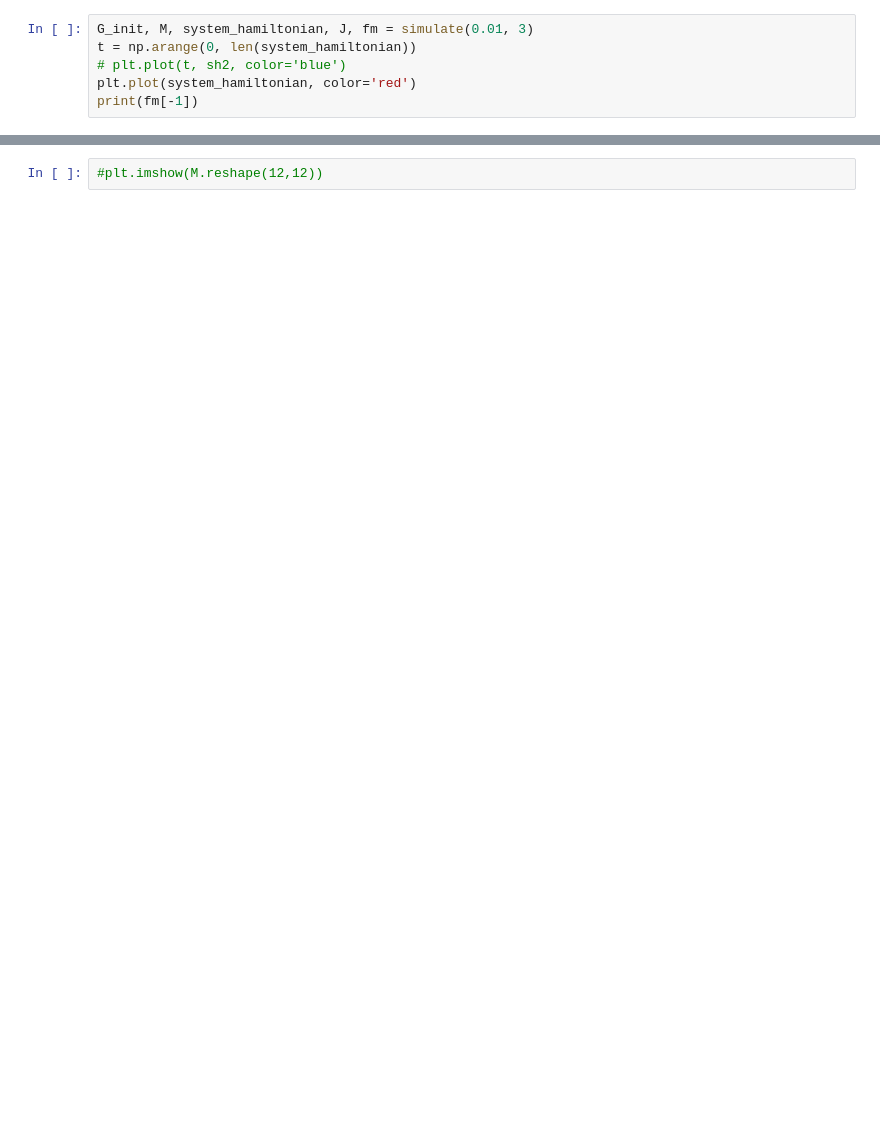
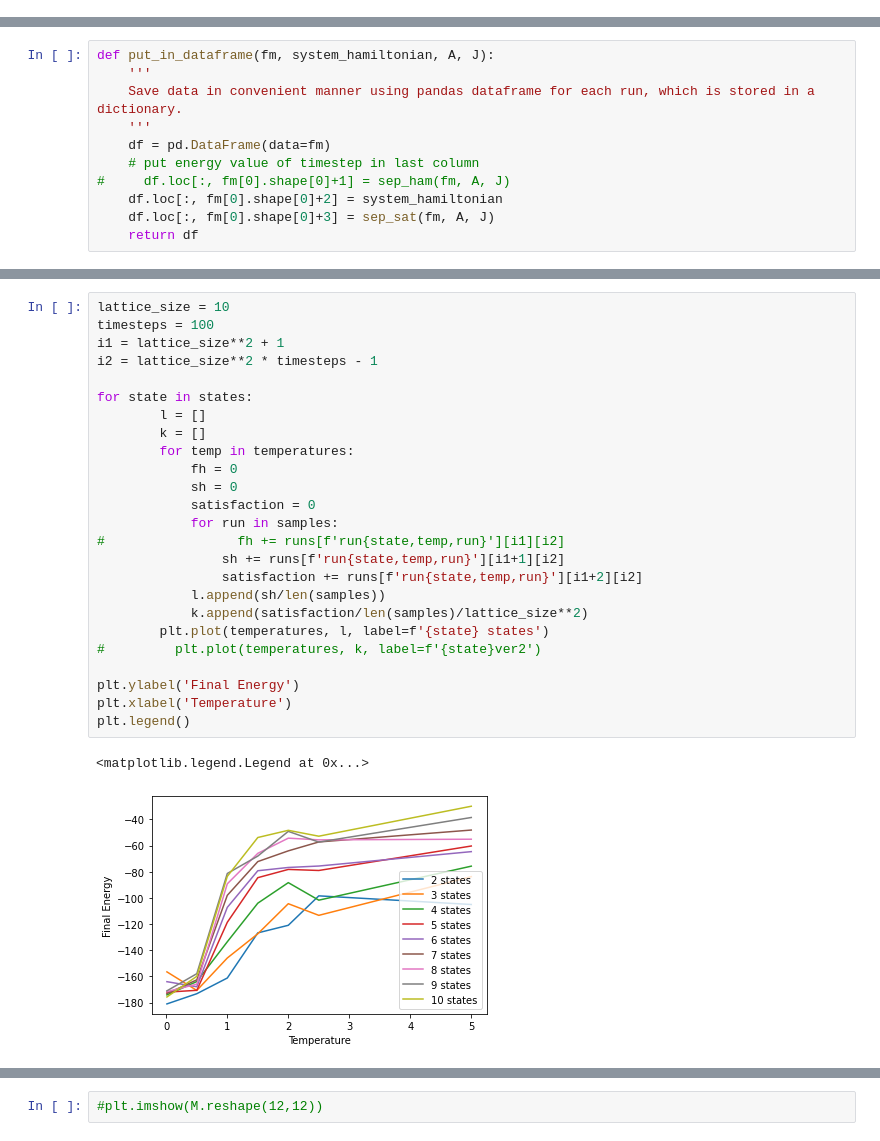
Before and after one commit to ThoStart/potts_model, a Jupyter notebook: nstate_ising_cy.ipynb, the cells around one changed output, grey strips where cells are left out. Cells and saved outputs as stored; diff of their text form; blank space fills up the shorter version.

Commit message:
new data structure

```diff
--- a/nstate_ising_cy.ipynb
+++ b/nstate_ising_cy.ipynb
@@ -182,6 +203,0 @@ def test():
-# %%
-G_init, M, system_hamiltonian, J, fm = simulate(0.01, 3)
-t = np.arange(0, len(system_hamiltonian))
-# plt.plot(t, sh2, color='blue')
-plt.plot(system_hamiltonian, color='red')
-print(fm[-1])
@@ -191,0 +207,11 @@ print(fm[-1])
+# %%
+def put_in_dataframe(fm, system_hamiltonian, A, J):
+    '''
+    Save data in convenient manner using pandas dataframe for each run, which is stored in a dictionary.
+    '''
+    df = pd.DataFrame(data=fm)
+    # put energy value of timestep in last column
+#     df.loc[:, fm[0].shape[0]+1] = sep_ham(fm, A, J)
+    df.loc[:, fm[0].shape[0]+2] = system_hamiltonian
+    df.loc[:, fm[0].shape[0]+3] = sep_sat(fm, A, J)
+    return df
@@ -191,0 +271,28 @@ print(fm[-1])
+# %%
+lattice_size = 10
+timesteps = 100
+i1 = lattice_size**2 + 1
+i2 = lattice_size**2 * timesteps - 1
+
+for state in states:
+        l = []
+        k = []
+        for temp in temperatures:
+            fh = 0
+            sh = 0
+            satisfaction = 0
+            for run in samples:
+#                 fh += runs[f'run{state,temp,run}'][i1][i2]
+                sh += runs[f'run{state,temp,run}'][i1+1][i2]
+                satisfaction += runs[f'run{state,temp,run}'][i1+2][i2]
+            l.append(sh/len(samples))
+            k.append(satisfaction/len(samples)/lattice_size**2)
+        plt.plot(temperatures, l, label=f'{state} states')
+#         plt.plot(temperatures, k, label=f'{state}ver2')
+
+plt.ylabel('Final Energy')
+plt.xlabel('Temperature')
+plt.legend()
+# %% [output]
+<matplotlib.legend.Legend at 0x...>
+[figure, added]
```
Also changed, not shown: parts of 16 cells of this notebook.
